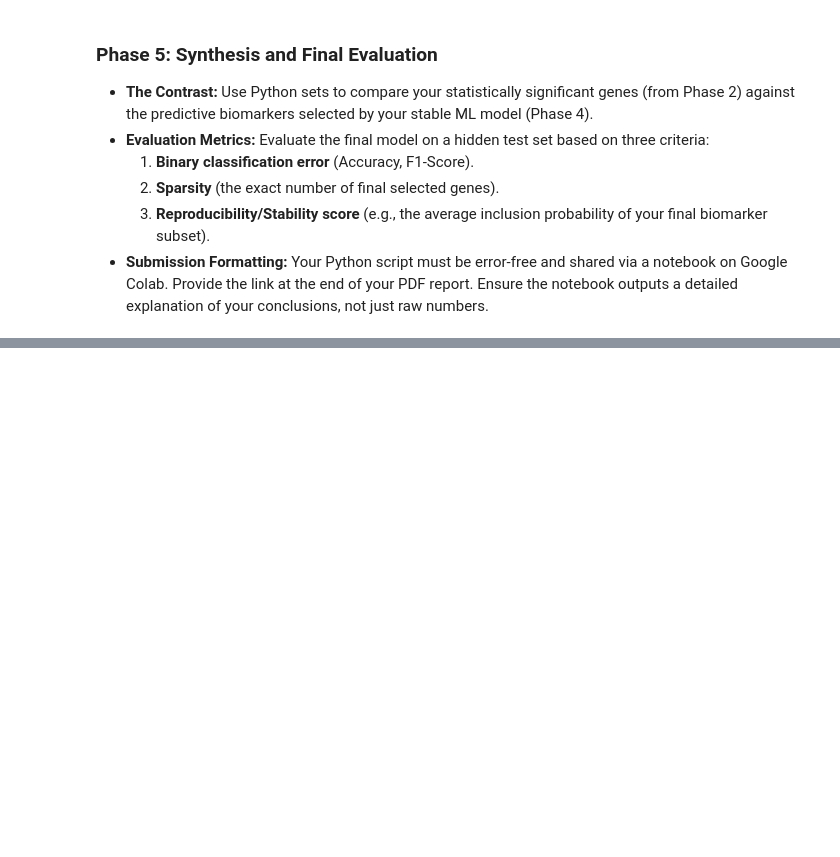
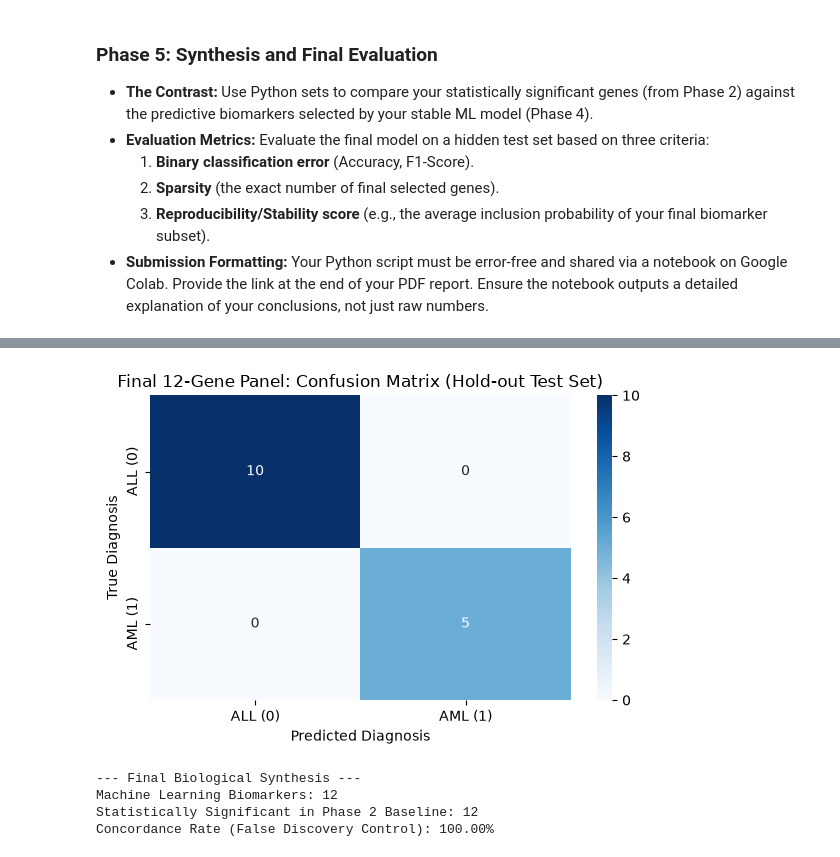
Before and after one commit to Iquadro1/analisi-dati, a Jupyter notebook: progetto/project.ipynb, the cells around one changed output, grey strips where cells are left out. Cells and saved outputs as stored; diff of their text form; code cells hidden in the pictures; blank space fills up the shorter version.

```diff
--- a/progetto/project.ipynb
+++ b/progetto/project.ipynb
@@ -387,7 +391,7 @@ param_grid = {'C': np.linspace(0.1, 0.8, 20)}
 
 # Initialize the Logistic Regression model with L1 penalty (Lasso).
 # 'liblinear' is highly optimized for small datasets and L1 penalties.
-lasso_model = LogisticRegression(solver='saga', l1_ratio=1.0, max_iter=5000, random_state=43)
+lasso_model = LogisticRegression(solver='saga', l1_ratio=1.0, max_iter=10000, random_state=43)
 
 # Setup GridSearchCV to optimize for F1-score (due to class imbalance) instead of mere accuracy
 grid_search = GridSearchCV(
@@ -566,8 +603,8 @@ boot_lasso = LogisticRegression(
     solver='saga',
     l1_ratio=1.0,
     C=optimal_C,
-    max_iter=5000,
-    tol=1e-3,          # <--- Stops early once adjustments are tiny
+    max_iter=10000,
+    # tol=1e-3,          # <--- Stops early once adjustments are tiny
     random_state=43
 )
 
@@ -659,3 +696,70 @@ Concordance Rate: 100.00%
     2. **Sparsity** (the exact number of final selected genes).
     3. **Reproducibility/Stability score** (e.g., the average inclusion probability of your final biomarker subset).
 * **Submission Formatting:** Your Python script must be error-free and shared via a notebook on Google Colab. Provide the link at the end of your PDF report. Ensure the notebook outputs a detailed explanation of your conclusions, not just raw numbers.
+# %%
+# ==========================================
+# 1. ISOLATE THE FINAL BIOMARKER PANEL (CORRECTED)
+# ==========================================
+# Extract the list of our 12 highly stable genes from Phase 4
+final_genes = highly_stable_genes['Gene_Probe'].tolist()
+
+# Find the exact numerical column indices for these 12 genes
+# (Converting feature_cols to a list in case it's a pandas Index)
+feature_list = list(feature_cols)
+final_indices = [feature_list.index(gene) for gene in final_genes]
+
+# Subset the NumPy arrays using these numerical indices
+# The ":" means "take all patients (rows)", and final_indices takes the specific columns
+X_train_final = X_train[:, final_indices]
+X_test_final = X_test[:, final_indices]
+
+# ==========================================
+# 2. TRAIN THE FINAL CLINICAL CLASSIFIER
+# ==========================================
+# Since feature selection is fully complete, we no longer need the harsh L1 Lasso penalty.
+# We use a standard Logistic Regression (with a standard L2 penalty) to get the final weights.
+final_model = LogisticRegression(C=1.0, solver='lbfgs', random_state=43)
+final_model.fit(X_train_final, y_train)
+
+# ==========================================
+# 3. EVALUATE ON THE HOLD-OUT TEST SET
+# ==========================================
+y_pred_final = final_model.predict(X_test_final)
+
+final_acc = accuracy_score(y_test, y_pred_final)
+final_f1 = f1_score(y_test, y_pred_final)
+final_cm = confusion_matrix(y_test, y_pred_final)
+
+print("--- Phase 5: Final Clinical Model Evaluation ---")
+print(f"Number of Biomarkers Used: {len(final_genes)}")
+print(f"Final Test Accuracy: {final_acc*100:.2f}%")
+print(f"Final Test F1-Score: {final_f1:.4f}\n")
+
+print("Classification Report on 12-Gene Panel:")
+print(classification_report(y_test, y_pred_final, target_names=["ALL (0)", "AML (1)"]))
+
+# ==========================================
+# 4. VISUALIZE CONFUSION MATRIX FOR THE REPORT
+# ==========================================
+plt.figure(figsize=(6, 4))
+sns.heatmap(final_cm, annot=True, fmt='d', cmap='Blues',
+            xticklabels=["ALL (0)", "AML (1)"],
+            yticklabels=["ALL (0)", "AML (1)"])
+plt.title('Final 12-Gene Panel: Confusion Matrix (Hold-out Test Set)')
+plt.xlabel('Predicted Diagnosis')
+plt.ylabel('True Diagnosis')
+plt.tight_layout()
+plt.show()
+
+# ==========================================
+# 5. FINAL BIOLOGICAL SYNTHESIS (False Discovery Control)
+# ==========================================
+# robust_baseline_genes is the intersection of T-Test and Mann-Whitney from Phase 2
+overlap = set(final_genes).intersection(robust_baseline_genes)
+
+print("\n--- Final Biological Synthesis ---")
+print(f"Machine Learning Biomarkers: {len(final_genes)}")
+print(f"Statistically Significant in Phase 2 Baseline: {len(overlap)}")
+if len(final_genes) > 0:
+    print(f"Concordance Rate (False Discovery Control): {(len(overlap)/len(final_genes))*100:.2f}%")
+# %% [output]
@@ -661,0 +780,5 @@ Concordance Rate: 100.00%
+[figure, added]
+--- Final Biological Synthesis ---
+Machine Learning Biomarkers: 12
+Statistically Significant in Phase 2 Baseline: 12
+Concordance Rate (False Discovery Control): 100.00%
```
Also changed, not shown: parts of 10 cells of this notebook, 2 other files.
